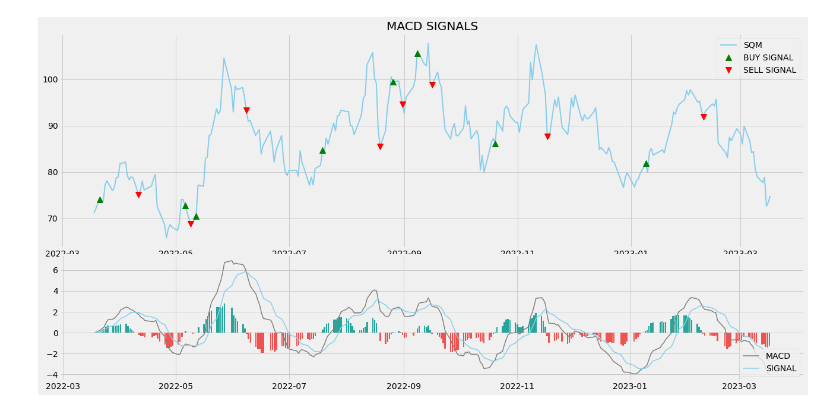
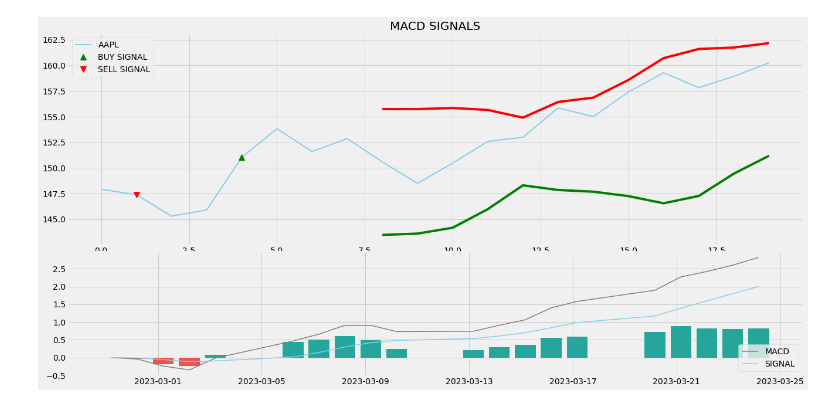
Before and after one commit to Tommyjay25/Fundamentalanalisis, a Jupyter notebook: Fundamentals analysis.ipynb, the cells around one changed output. Drawn from its saved outputs; the diff is of its cells as text; code cells hidden in the pictures.

```diff
--- a/Fundamentals analysis.ipynb
+++ b/Fundamentals analysis.ipynb
@@ -16,7 +16,7 @@ plt.style.use('fivethirtyeight')
 def get_historical_data(symbol):
 
     # Request historic pricing data via finance.yahoo.com API
-    df = yf.Ticker(symbol).history(period='1y')[['Close', 'Open', 'High', 'Volume']]
+    df = yf.Ticker(symbol).history(period='1mo')[['Close', 'Open', 'High', 'Volume']]
     return df
 # %%
 def get_macd(price, slow, fast, smooth):
@@ -44,3 +44,14 @@ def plot_macd(prices, macd, signal, hist):
             ax2.bar(prices.index[i], hist[i], color = '#26a69a')
 
     plt.legend(loc = 'lower right')
+# %%
+#BOLLINGER BANDS
+def get_sma(prices, rate):
+    return prices.rolling(rate).mean()
+
+def get_bollinger_bands(prices, rate=9):
+    sma = get_sma(prices, rate)
+    std = prices.rolling(rate).std()
+    bollinger_up = sma + std * 2 # Calculate top band
+    bollinger_down = sma - std * 2 # Calculate bottom band
+    return bollinger_up, bollinger_down
@@ -82,3 +101,2 @@ class Price_analysis:
 # %%
-ticker="SQM"
-Price_analysis=Price_analysis(ticker,api)
+ticker="AAPL"
@@ -189,25 +204,32 @@ def implement_macd_strategy(prices, data):
     return buy_price, sell_price, macd_signal
 # %%
 buy_price, sell_price, macd_signal = implement_macd_strategy(hist_data['Close'], hist_data_macd)
+hist_data.index = np.arange(hist_data.shape[0])
+closing_prices = hist_data['Close']
+bollinger_up, bollinger_down = get_bollinger_bands(closing_prices)
 # %%
 ax1 = plt.subplot2grid((8,1), (0,0), rowspan = 5, colspan = 1)
 ax2 = plt.subplot2grid((8,1), (5,0), rowspan = 3, colspan = 1)
 
 ax1.plot(hist_data['Close'], color = 'skyblue', linewidth = 2, label = ticker)
 ax1.plot(hist_data.index, buy_price, marker = '^', color = 'green', markersize = 10, label = 'BUY SIGNAL', linewidth = 0)
 ax1.plot(hist_data.index, sell_price, marker = 'v', color = 'r', markersize = 10, label = 'SELL SIGNAL', linewidth = 0)
 ax1.legend()
 ax1.set_title('MACD SIGNALS')
 ax2.plot(hist_data_macd['macd'], color = 'grey', linewidth = 1.5, label = 'MACD')
 ax2.plot(hist_data_macd['signal'], color = 'skyblue', linewidth = 1.5, label = 'SIGNAL')
 
 for i in range(len(hist_data_macd)):
     if str(hist_data_macd['hist'][i])[0] == '-':
         ax2.bar(hist_data_macd.index[i], hist_data_macd['hist'][i], color = '#ef5350')
     else:
         ax2.bar(hist_data_macd.index[i], hist_data_macd['hist'][i], color = '#26a69a')
 
+
+ax1.plot(bollinger_up, label='Bollinger Up', c='r')
+ax1.plot(bollinger_down, label='Bollinger Down', c='g')
+
 plt.legend(loc = 'lower right')
 plt.show()
 # %% [output]
-[figure, old version]
+[figure, new version]
```
Also changed, not shown: parts of 13 cells of this notebook.
